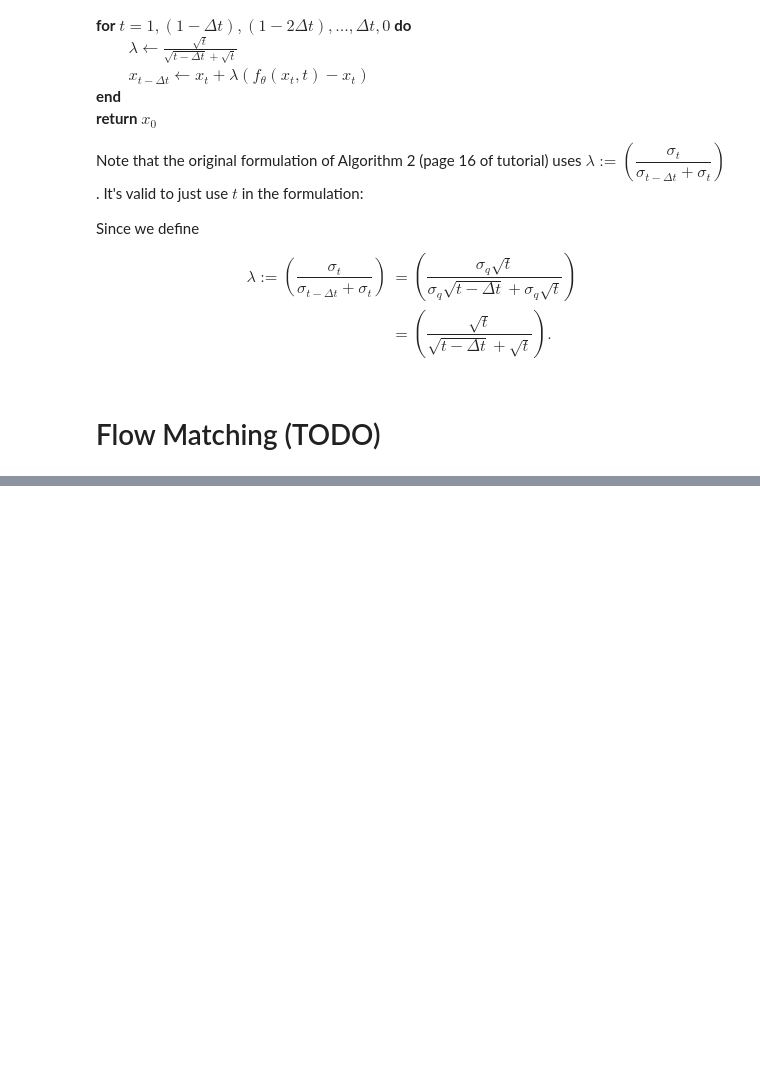
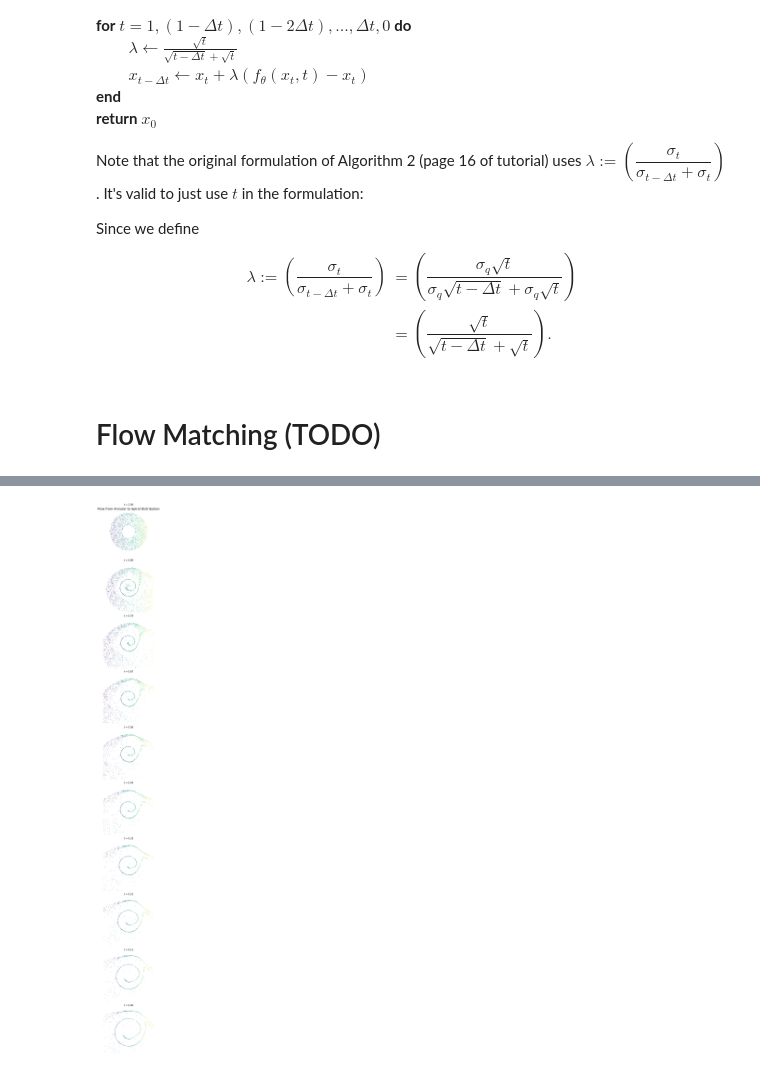
Before and after one commit to db7894/step-by-step-diffusion, a Jupyter notebook: Step-by-Step Diffusion.ipynb, the cells around one changed output, grey strips where cells are left out. Drawn from its saved outputs; the diff is of its cells as text; code cells hidden in the pictures; blank space fills up the shorter version.

Commit message:
add flow matching pseudocode and spiral to annular distribution

```diff
--- a/Step-by-Step Diffusion.ipynb
+++ b/Step-by-Step Diffusion.ipynb
@@ -269,0 +330,2 @@ def ddim_sampling(model, shape, num_timesteps, sigma_q):
+# %%
+device = torch.device("mps" if torch.backends.mps.is_available() else "cpu")
@@ -269,0 +393,3 @@ def ddim_sampling(model, shape, num_timesteps, sigma_q):
+# %%
+model = FlowMatchingModel().to(device)
+trained_model = train_flow_matching(model, n_iterations=100000, batch_size=2048, device=device)
@@ -269,0 +427,38 @@ def ddim_sampling(model, shape, num_timesteps, sigma_q):
+# %%
+def visualize_flow(model, n_samples=2000, n_steps=10, device=torch.device('cpu')):
+    fig, axs = plt.subplots(n_steps, 1, figsize=(8, 4*n_steps))
+    fig.suptitle("Flow from Annular to Spiral Distribution", fontsize=16)
+
+    x = annular_distribution(n_samples).to(device)
+
+    # color map
+    cmap = plt.get_cmap('viridis')
+    norm = mcolors.Normalize(vmin=-2, vmax=2)
+
+    # generate samples for each timestep
+    time_steps = torch.linspace(1, 0, n_steps, device=device)
+    for i, t in enumerate(time_steps):
+        with torch.no_grad():
+            if t < 1:
+                # for each of the n_steps, create 50 substeps btwn step k and step k-1
+                for t_step in torch.linspace(time_steps[i-1], t, 50, device=device):
+                    velocity = model(x, t_step.expand(n_samples).to(device))
+                    # euler integration to update pt position
+                    x = x - velocity * (time_steps[i-1] - t) / 50
+
+        x_cpu = x.cpu().numpy()
+        colors = cmap(norm(x_cpu[:, 0]))  # Color based on x-coordinate
+
+        axs[i].scatter(x_cpu[:, 0], x_cpu[:, 1], s=1, c=colors, alpha=0.5)
+        axs[i].set_title(f't = {t.item():.2f}')
+        axs[i].set_xlim(-2, 2)
+        axs[i].set_ylim(-2, 2)
+        axs[i].set_aspect('equal', 'box')
+        axs[i].axis('off')
+
+    plt.tight_layout()
+    plt.show()
+# %%
+visualize_flow(trained_model, device=device)
+# %% [output]
+[figure, added]
```
Also changed, not shown: parts of 14 cells of this notebook.
